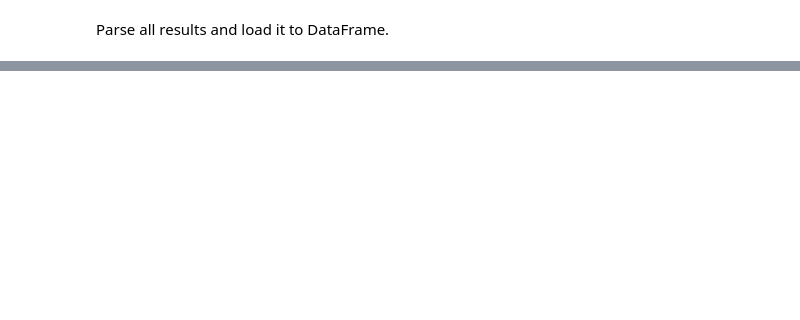
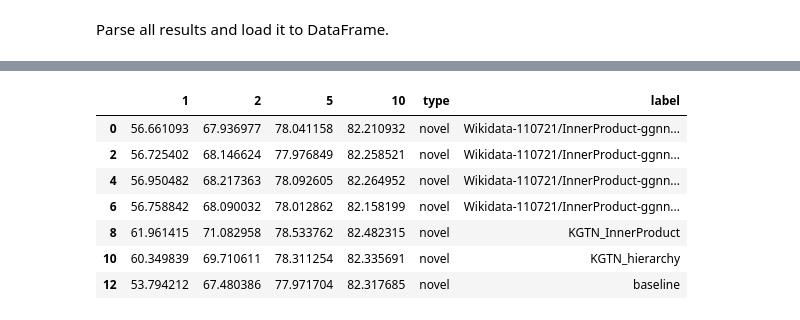
Before and after one commit to DominikFilipiak/KGTN-ens, a Jupyter notebook: notebooks/6_plots_processed_matrix.ipynb, the cells around one changed output, grey strips where cells are left out. Cells and saved outputs as stored; diff of their text form; code cells hidden in the pictures; blank space fills up the shorter version.

```diff
--- a/notebooks/6_plots_processed_matrix.ipynb
+++ b/notebooks/6_plots_processed_matrix.ipynb
@@ -90,0 +95,11 @@ df
+# %%
+df[df.type == 'novel']
+# %% [output]
+|  | 1 | 2 | 5 | 10 | type | label |
+| 0 | 56.661093 | 67.936977 | 78.041158 | 82.210932 | novel | Wikidata-110721/InnerProduct-ggnn... |
+| 2 | 56.725402 | 68.146624 | 77.976849 | 82.258521 | novel | Wikidata-110721/InnerProduct-ggnn... |
+| 4 | 56.950482 | 68.217363 | 78.092605 | 82.264952 | novel | Wikidata-110721/InnerProduct-ggnn... |
+| 6 | 56.758842 | 68.090032 | 78.012862 | 82.158199 | novel | Wikidata-110721/InnerProduct-ggnn... |
+| 8 | 61.961415 | 71.082958 | 78.533762 | 82.482315 | novel | KGTN_InnerProduct |
+| 10 | 60.349839 | 69.710611 | 78.311254 | 82.335691 | novel | KGTN_hierarchy |
+| 12 | 53.794212 | 67.480386 | 77.971704 | 82.317685 | novel | baseline |
```
Also changed, not shown: parts of 4 cells of this notebook, 3 other files.
